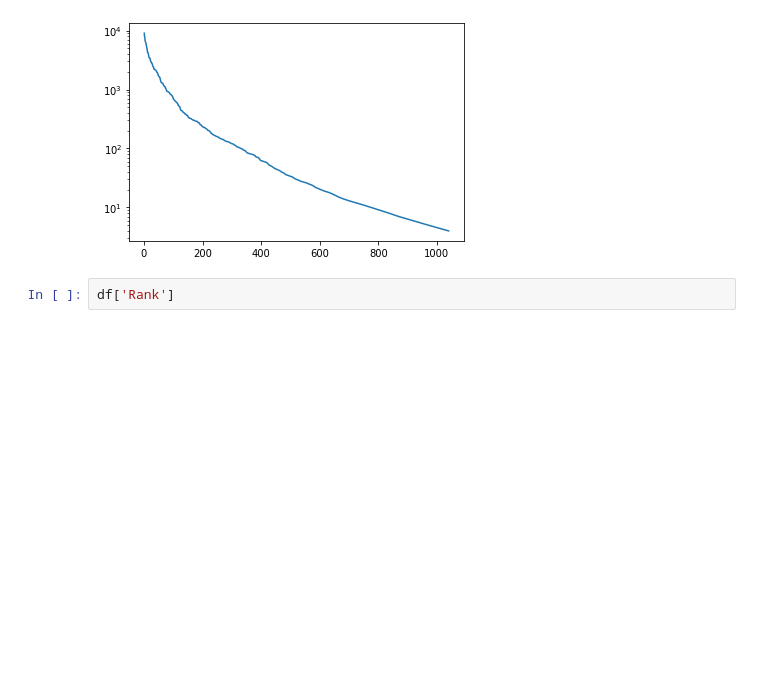
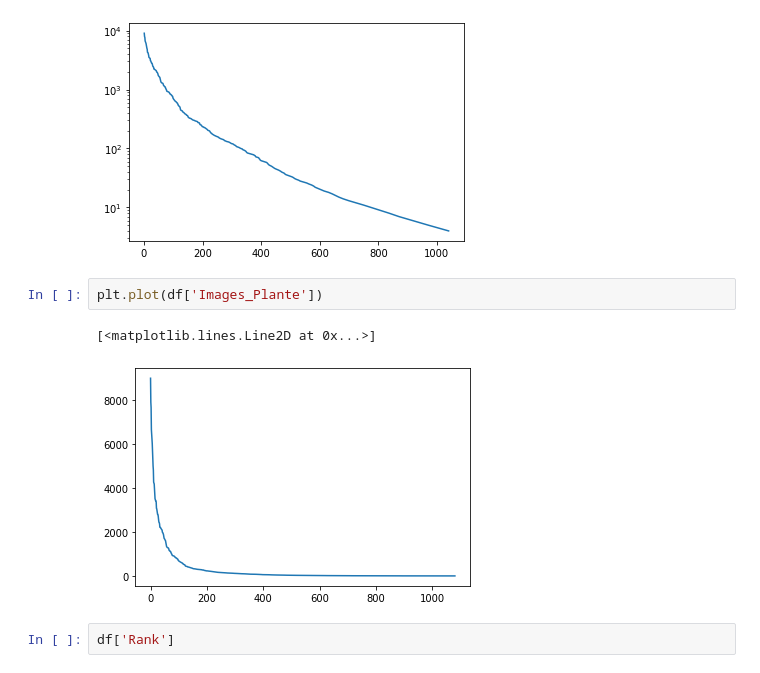
Before and after one commit to ReynaudNils/Stage_M1, a Jupyter notebook: Jupyter_Notebook/Modelisation_Plantnet300K.ipynb, the cells around one changed output. Drawn from its saved outputs; the diff is of its cells as text; blank space fills up the shorter version.

```diff
--- a/Jupyter_Notebook/Modelisation_Plantnet300K.ipynb
+++ b/Jupyter_Notebook/Modelisation_Plantnet300K.ipynb
@@ -27,6 +27,11 @@ plt.plot(df['Rank'], df['Images_Plante'])
 # %% [output]
 [<matplotlib.lines.Line2D at 0x...>]
 [figure]
+# %%
+plt.plot(df['Images_Plante'])
+# %% [output]
+[<matplotlib.lines.Line2D at 0x...>]
+[figure, added]
 # %%
 df['Rank']
 # %% [output]
```
Also changed, not shown: parts of 49 cells of this notebook.
